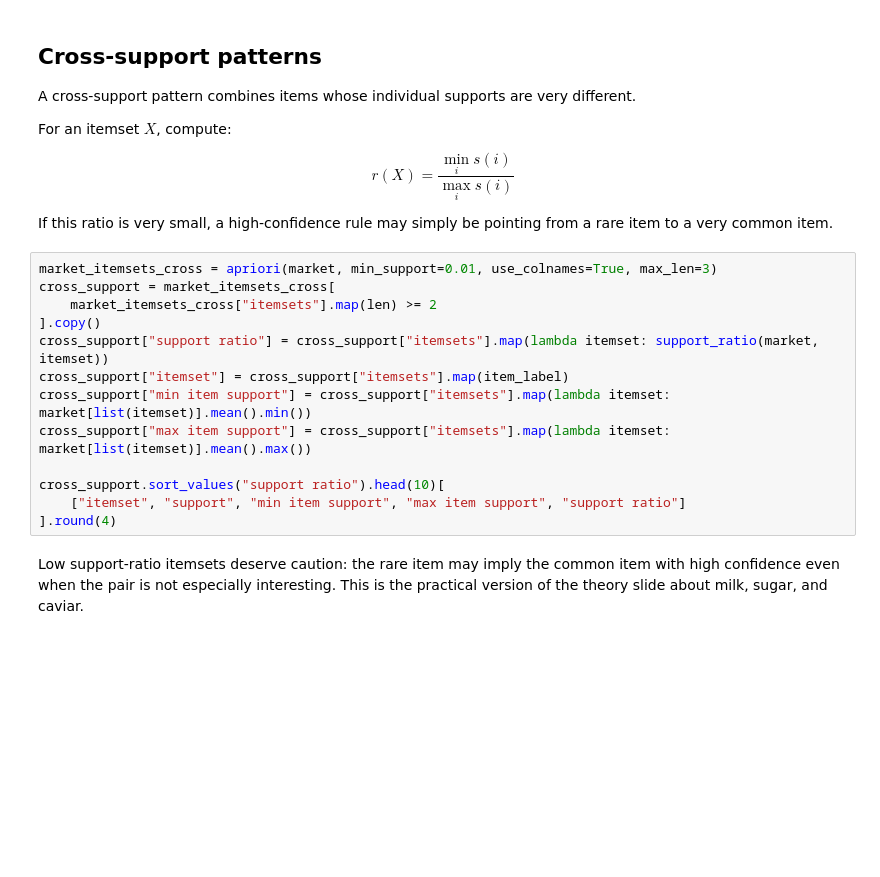
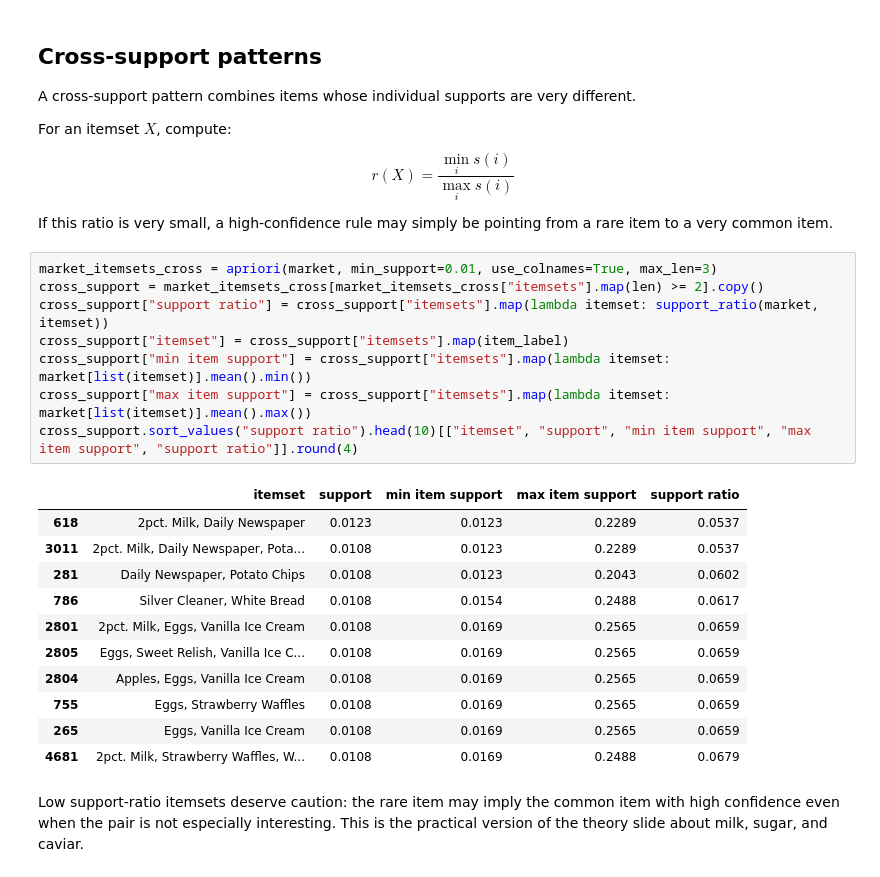
Before and after one commit to w4bo/AA2627-unibo-mldm, a Jupyter notebook: slides/lab-05-association.ipynb, the cells around one changed output. Saved outputs shown, nothing was run; the diff lists cells and outputs as text; blank space fills up the shorter version.

```diff
--- a/slides/lab-05-association.ipynb
+++ b/slides/lab-05-association.ipynb
@@ -813,17 +868,24 @@ $$
 If this ratio is very small, a high-confidence rule may simply be pointing from a rare item to a very common item.
 # %%
 market_itemsets_cross = apriori(market, min_support=0.01, use_colnames=True, max_len=3)
-cross_support = market_itemsets_cross[
-    market_itemsets_cross["itemsets"].map(len) >= 2
-].copy()
+cross_support = market_itemsets_cross[market_itemsets_cross["itemsets"].map(len) >= 2].copy()
 cross_support["support ratio"] = cross_support["itemsets"].map(lambda itemset: support_ratio(market, itemset))
 cross_support["itemset"] = cross_support["itemsets"].map(item_label)
 cross_support["min item support"] = cross_support["itemsets"].map(lambda itemset: market[list(itemset)].mean().min())
 cross_support["max item support"] = cross_support["itemsets"].map(lambda itemset: market[list(itemset)].mean().max())
-
-cross_support.sort_values("support ratio").head(10)[
-    ["itemset", "support", "min item support", "max item support", "support ratio"]
-].round(4)
+cross_support.sort_values("support ratio").head(10)[["itemset", "support", "min item support", "max item support", "support ratio"]].round(4)
+# %% [output]
+|  | itemset | support | min item support | max item support | support ratio |
+| 618 | 2pct. Milk, Daily Newspaper | 0.0123 | 0.0123 | 0.2289 | 0.0537 |
+| 3011 | 2pct. Milk, Daily Newspaper, Pota... | 0.0108 | 0.0123 | 0.2289 | 0.0537 |
+| 281 | Daily Newspaper, Potato Chips | 0.0108 | 0.0123 | 0.2043 | 0.0602 |
+| 786 | Silver Cleaner, White Bread | 0.0108 | 0.0154 | 0.2488 | 0.0617 |
+| 2801 | 2pct. Milk, Eggs, Vanilla Ice Cream | 0.0108 | 0.0169 | 0.2565 | 0.0659 |
+| 2805 | Eggs, Sweet Relish, Vanilla Ice C... | 0.0108 | 0.0169 | 0.2565 | 0.0659 |
+| 2804 | Apples, Eggs, Vanilla Ice Cream | 0.0108 | 0.0169 | 0.2565 | 0.0659 |
+| 755 | Eggs, Strawberry Waffles | 0.0108 | 0.0169 | 0.2565 | 0.0659 |
+| 265 | Eggs, Vanilla Ice Cream | 0.0108 | 0.0169 | 0.2565 | 0.0659 |
+| 4681 | 2pct. Milk, Strawberry Waffles, W... | 0.0108 | 0.0169 | 0.2488 | 0.0679 |
 # %% [markdown]
 Low support-ratio itemsets deserve caution: the rare item may imply the common item with high confidence even when the pair is not especially interesting. This is the practical version of the theory slide about milk, sugar, and caviar.
 # %% [markdown]
```
Also changed, not shown: parts of 23 cells of this notebook.
